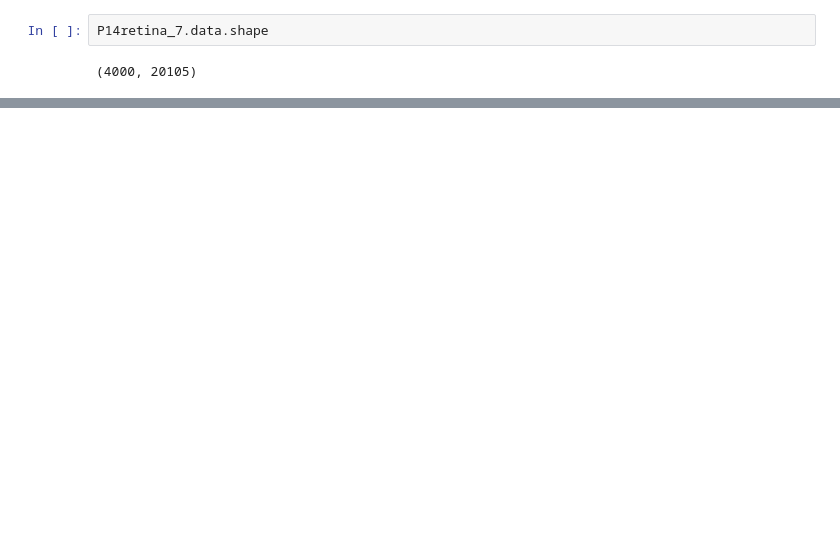
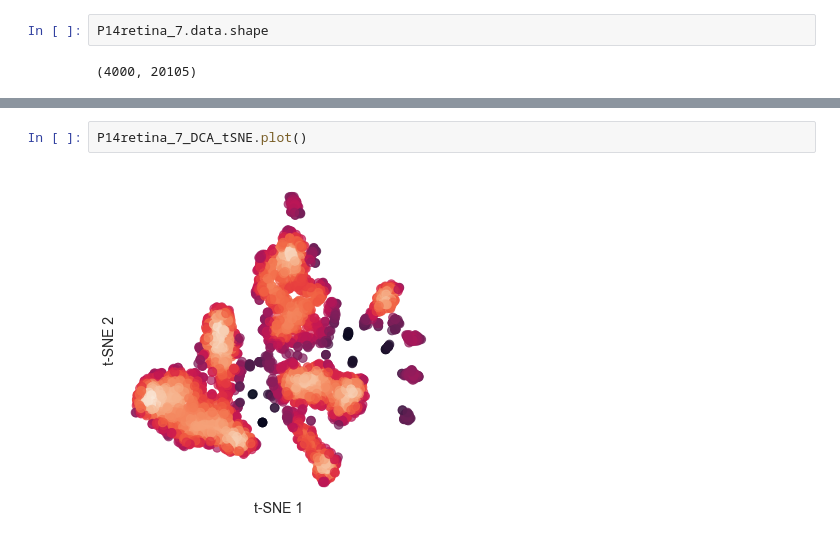
Before and after one commit to codyheiser/furry-couscous, a Jupyter notebook: discrete_comparison.ipynb, the cells around one changed output, grey strips where cells are left out. Drawn from its saved outputs; the diff is of its cells as text; blank space fills up the shorter version.

```diff
--- a/discrete_comparison.ipynb
+++ b/discrete_comparison.ipynb
@@ -31,0 +72,4 @@ P14retina_7_tSNE.plot()
+# %%
+P14retina_7_DCA_tSNE.plot()
+# %% [output]
+[figure, added]
```
Also changed, not shown: parts of 38 cells of this notebook.
